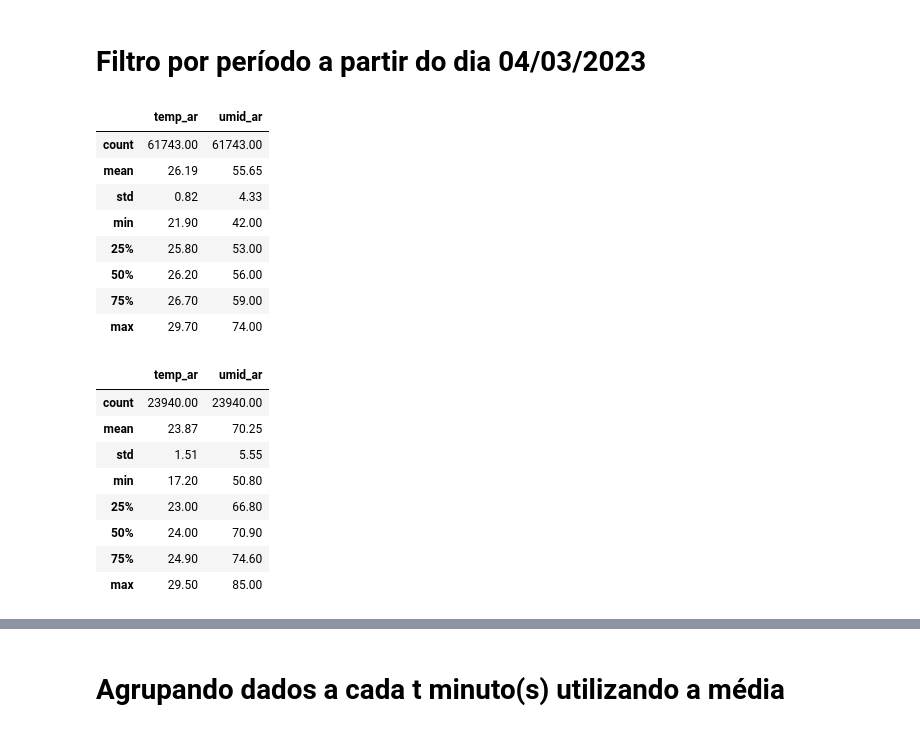
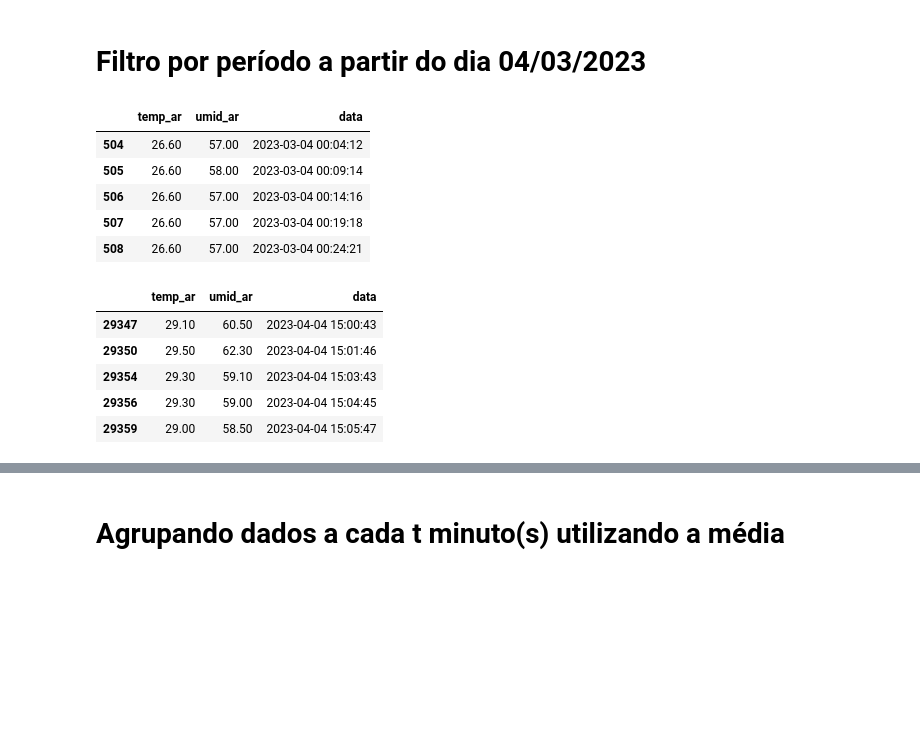
Before and after one commit to casjunior93/projeto-integrador-iv, a Jupyter notebook: Etl_e_criação_de_Modelos_com_Arima.ipynb, the cells around one changed output, grey strips where cells are left out. Cells and saved outputs as stored; diff of their text form; code cells hidden in the pictures; blank space fills up the shorter version.

```diff
--- a/Etl_e_criação_de_Modelos_com_Arima.ipynb
+++ b/Etl_e_criação_de_Modelos_com_Arima.ipynb
@@ -488,31 +487,25 @@ del dados_projeto_comar['local']
 # %%
 filtro = (dados_projeto_comar.data >= '2023-03-04 00:00:00')
 serie_comar = dados_projeto_comar.loc[filtro]
-serie_comar.describe()
+serie_comar.head()
 # %% [output]
-|  | temp_ar | umid_ar |
-| count | 61743.00 | 61743.00 |
-| mean | 26.19 | 55.65 |
-| std | 0.82 | 4.33 |
-| min | 21.90 | 42.00 |
-| 25% | 25.80 | 53.00 |
-| 50% | 26.20 | 56.00 |
-| 75% | 26.70 | 59.00 |
-| max | 29.70 | 74.00 |
+|  | temp_ar | umid_ar | data |
+| 504 | 26.60 | 57.00 | 2023-03-04 00:04:12 |
+| 505 | 26.60 | 58.00 | 2023-03-04 00:09:14 |
+| 506 | 26.60 | 57.00 | 2023-03-04 00:14:16 |
+| 507 | 26.60 | 57.00 | 2023-03-04 00:19:18 |
+| 508 | 26.60 | 57.00 | 2023-03-04 00:24:21 |
 # %%
 filtro2 = (dados_projeto_semar.data >= '2023-03-04 00:00:00')
 serie_semar = dados_projeto_semar.loc[filtro2]
-serie_semar.describe()
+serie_semar.head()
 # %% [output]
-|  | temp_ar | umid_ar |
-| count | 23940.00 | 23940.00 |
-| mean | 23.87 | 70.25 |
-| std | 1.51 | 5.55 |
-| min | 17.20 | 50.80 |
-| 25% | 23.00 | 66.80 |
-| 50% | 24.00 | 70.90 |
-| 75% | 24.90 | 74.60 |
-| max | 29.50 | 85.00 |
+|  | temp_ar | umid_ar | data |
+| 29347 | 29.10 | 60.50 | 2023-04-04 15:00:43 |
+| 29350 | 29.50 | 62.30 | 2023-04-04 15:01:46 |
+| 29354 | 29.30 | 59.10 | 2023-04-04 15:03:43 |
+| 29356 | 29.30 | 59.00 | 2023-04-04 15:04:45 |
+| 29359 | 29.00 | 58.50 | 2023-04-04 15:05:47 |
 # %%
 %%time
 plt.figure(figsize=(25,5))
```
Also changed, not shown: parts of 45 cells of this notebook.
